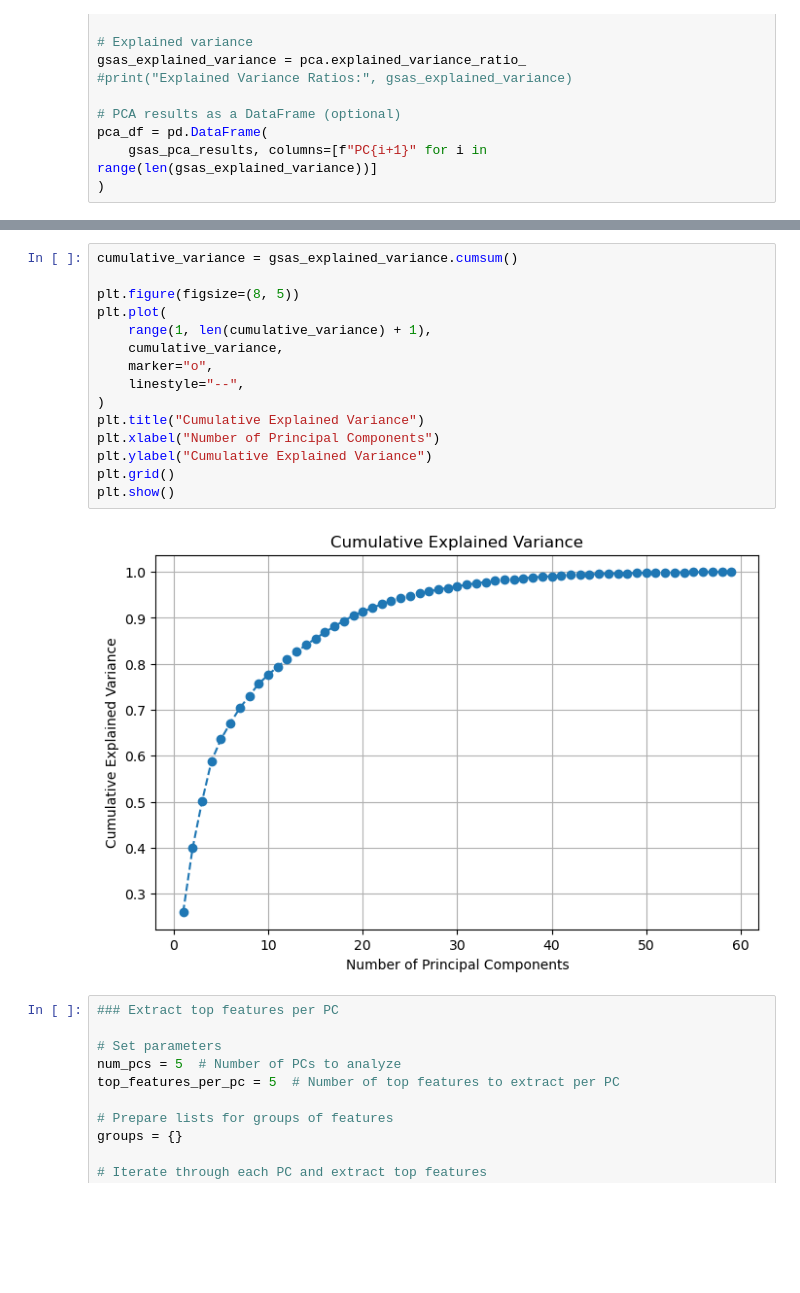
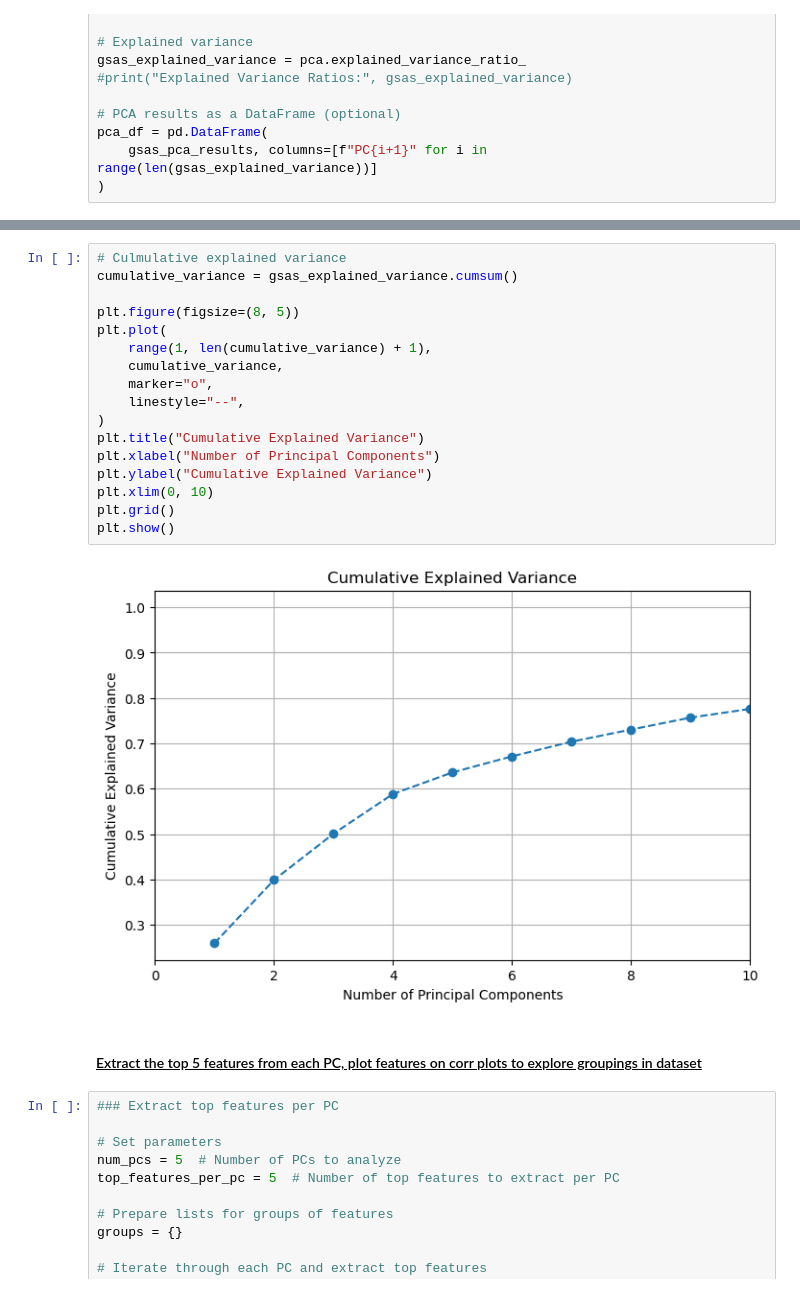
Before and after one commit to tyhowee/personal_code, a Jupyter notebook: data_analysis/gsas_saudi_data.ipynb, the cells around one changed output, grey strips where cells are left out. Drawn from its saved outputs; the diff is of its cells as text; blank space fills up the shorter version.

```diff
--- a/data_analysis/gsas_saudi_data.ipynb
+++ b/data_analysis/gsas_saudi_data.ipynb
@@ -379,20 +390,24 @@ plt.show()
 # %%
+# Culmulative explained variance
 cumulative_variance = gsas_explained_variance.cumsum()
 
 plt.figure(figsize=(8, 5))
 plt.plot(
     range(1, len(cumulative_variance) + 1),
     cumulative_variance,
     marker="o",
     linestyle="--",
 )
 plt.title("Cumulative Explained Variance")
 plt.xlabel("Number of Principal Components")
 plt.ylabel("Cumulative Explained Variance")
+plt.xlim(0, 10)
 plt.grid()
 plt.show()
 # %% [output]
-[figure, old version]
+[figure, new version]
+# %% [markdown]
+#### <u>Extract the top 5 features from each PC, plot features on corr plots to explore groupings in dataset</u>
 # %%
 ### Extract top features per PC
 
```
Also changed, not shown: parts of 14 cells of this notebook.
